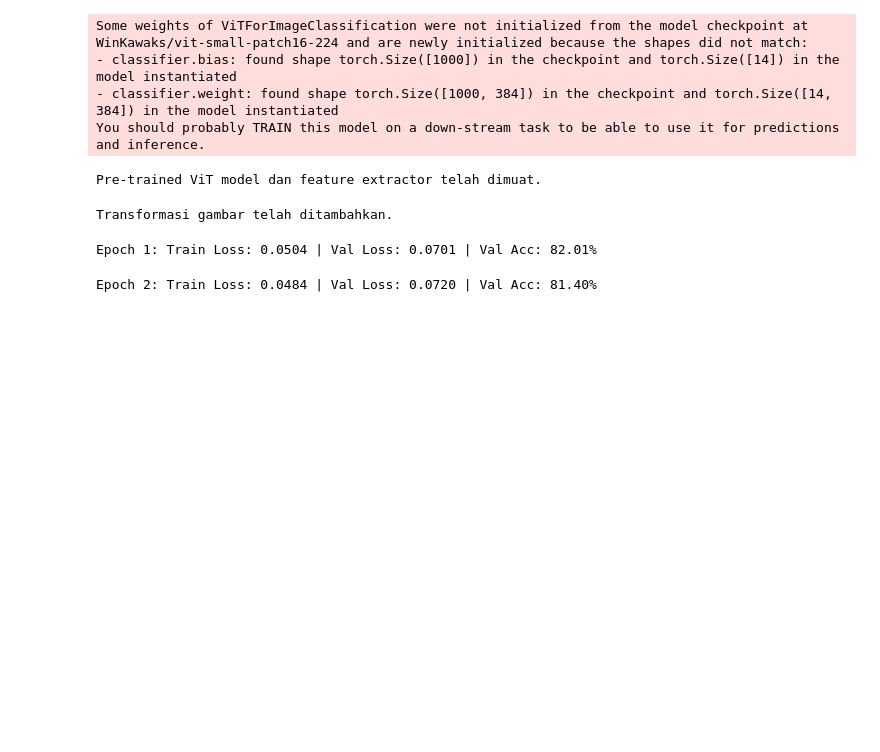
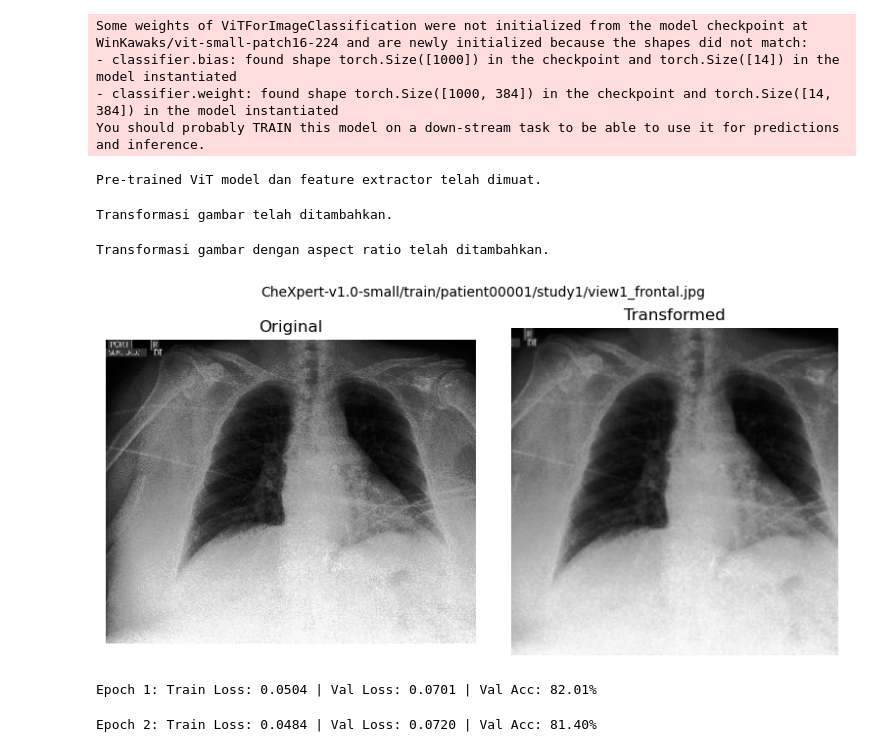
Before and after one commit to RafiHaqul/vit_multi_lung_class_HIDUP_JOKOWI, a Jupyter notebook: 1.ipynb, the cells around one changed output. Drawn from its saved outputs; the diff is of its cells as text; code cells hidden in the pictures; blank space fills up the shorter version.

```diff
--- a/1.ipynb
+++ b/1.ipynb
@@ -266,6 +318,56 @@ image_transforms = transforms.Compose([
 print("Transformasi gambar telah ditambahkan.")
 # %% [output]
 Transformasi gambar telah ditambahkan.
+# %%
+# Definisikan transformasi gambar dengan menjaga aspect ratio
+image_transforms = transforms.Compose([
+    transforms.Resize(224),                # Resize sisi terpendek ke 224, aspect ratio terjaga
+    transforms.CenterCrop(224),            # Crop tengah menjadi 224x224
+    transforms.ToTensor(),
+    transforms.Normalize(
+        mean=[0.485, 0.456, 0.406],
+        std=[0.229, 0.224, 0.225]
+    )
+])
+
+print("Transformasi gambar dengan aspect ratio telah ditambahkan.")
+# %% [output]
+Transformasi gambar dengan aspect ratio telah ditambahkan.
+# %%
+import matplotlib.pyplot as plt
+
+# Pilih satu sampel dari train_df2
+sample = train_df2[0]
+img_path = 'datasets/' + sample['Path']
+image = Image.open(img_path).convert('RGB')
+transformed_image = image_transforms(image)
+
+# Konversi tensor ke numpy untuk ditampilkan
+img_np = transformed_image.permute(1, 2, 0).cpu().numpy()
+# Undo normalization for visualization
+mean = [0.485, 0.456, 0.406]
+std = [0.229, 0.224, 0.225]
+img_np = img_np * std + mean
+img_np = img_np.clip(0, 1)
+
+plt.figure(figsize=(8, 4))
+# Gambar asli
+plt.subplot(1, 2, 1)
+plt.imshow(image)
+plt.axis('off')
+plt.title('Original')
+
+# Gambar hasil transform
+plt.subplot(1, 2, 2)
+plt.imshow(img_np)
+plt.axis('off')
+plt.title('Transformed')
+
+plt.suptitle(sample['Path'], fontsize=10)
+plt.tight_layout()
+plt.show()
+# %% [output]
+[figure, added]
 # %%
 class CheXpertDataset(Dataset):
      def __init__(self, data_list, label_columns, transform):
```
Also changed, not shown: parts of 18 cells of this notebook.
